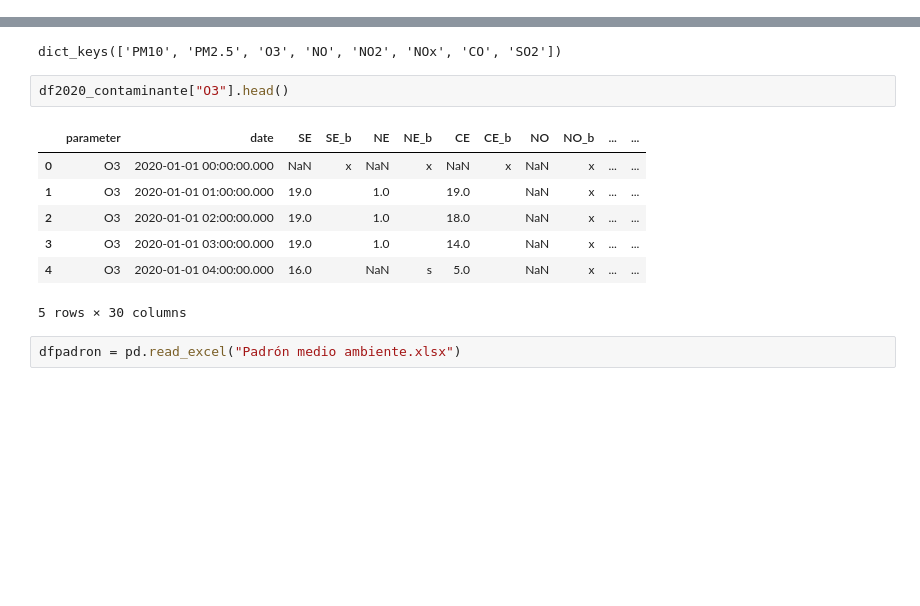
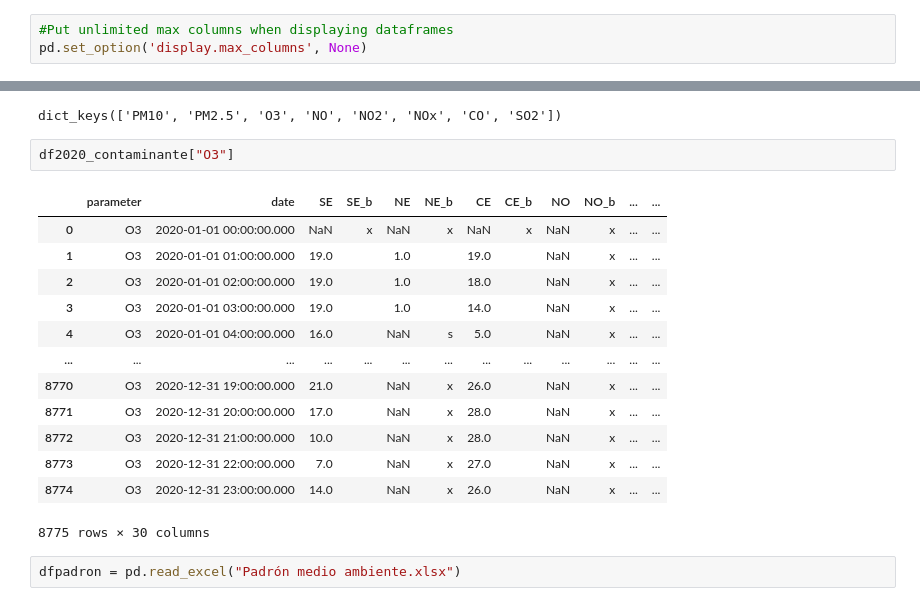
Before and after one commit to Huesoro/Multivariate_Analysis, a Jupyter notebook: DEA.ipynb, the cells around one changed output, grey strips where cells are left out. Drawn from its saved outputs; the diff is of its cells as text; blank space fills up the shorter version.

```diff
--- a/DEA.ipynb
+++ b/DEA.ipynb
@@ -3,5 +3,8 @@ import pandas as pd
 import numpy as np
 import matplotlib.pyplot as plt
 import seaborn as sns
+# %%
+#Put unlimited max columns when displaying dataframes
+pd.set_option('display.max_columns', None)
 # %%
 df2023_2024 = pd.read_excel("DATOS HISTÓRICOS 2023_2024_TODAS ESTACIONES_ITESM.xlsx")
@@ -95,15 +331,21 @@ df2020_contaminante.keys()
 # %% [output]
 dict_keys(['PM10', 'PM2.5', 'O3', 'NO', 'NO2', 'NOx', 'CO', 'SO2'])
 # %%
-df2020_contaminante["O3"].head()
+df2020_contaminante["O3"]
 # %% [output]
 |  | parameter | date | SE | SE_b | NE | NE_b | CE | CE_b | NO | NO_b | ... | ... |
 | 0 | O3 | 2020-01-01 00:00:00.000 | NaN | x | NaN | x | NaN | x | NaN | x | ... | ... |
 | 1 | O3 | 2020-01-01 01:00:00.000 | 19.0 |  | 1.0 |  | 19.0 |  | NaN | x | ... | ... |
 | 2 | O3 | 2020-01-01 02:00:00.000 | 19.0 |  | 1.0 |  | 18.0 |  | NaN | x | ... | ... |
 | 3 | O3 | 2020-01-01 03:00:00.000 | 19.0 |  | 1.0 |  | 14.0 |  | NaN | x | ... | ... |
 | 4 | O3 | 2020-01-01 04:00:00.000 | 16.0 |  | NaN | s | 5.0 |  | NaN | x | ... | ... |
+| ... | ... | ... | ... | ... | ... | ... | ... | ... | ... | ... | ... | ... |
+| 8770 | O3 | 2020-12-31 19:00:00.000 | 21.0 |  | NaN | x | 26.0 |  | NaN | x | ... | ... |
+| 8771 | O3 | 2020-12-31 20:00:00.000 | 17.0 |  | NaN | x | 28.0 |  | NaN | x | ... | ... |
+| 8772 | O3 | 2020-12-31 21:00:00.000 | 10.0 |  | NaN | x | 28.0 |  | NaN | x | ... | ... |
+| 8773 | O3 | 2020-12-31 22:00:00.000 | 7.0 |  | NaN | x | 27.0 |  | NaN | x | ... | ... |
+| 8774 | O3 | 2020-12-31 23:00:00.000 | 14.0 |  | NaN | x | 26.0 |  | NaN | x | ... | ... |
-5 rows × 30 columns
+8775 rows × 30 columns
 # %%
 dfpadron = pd.read_excel("Padrón medio ambiente.xlsx")
 # %%
```
Also changed, not shown: parts of 28 cells of this notebook.
